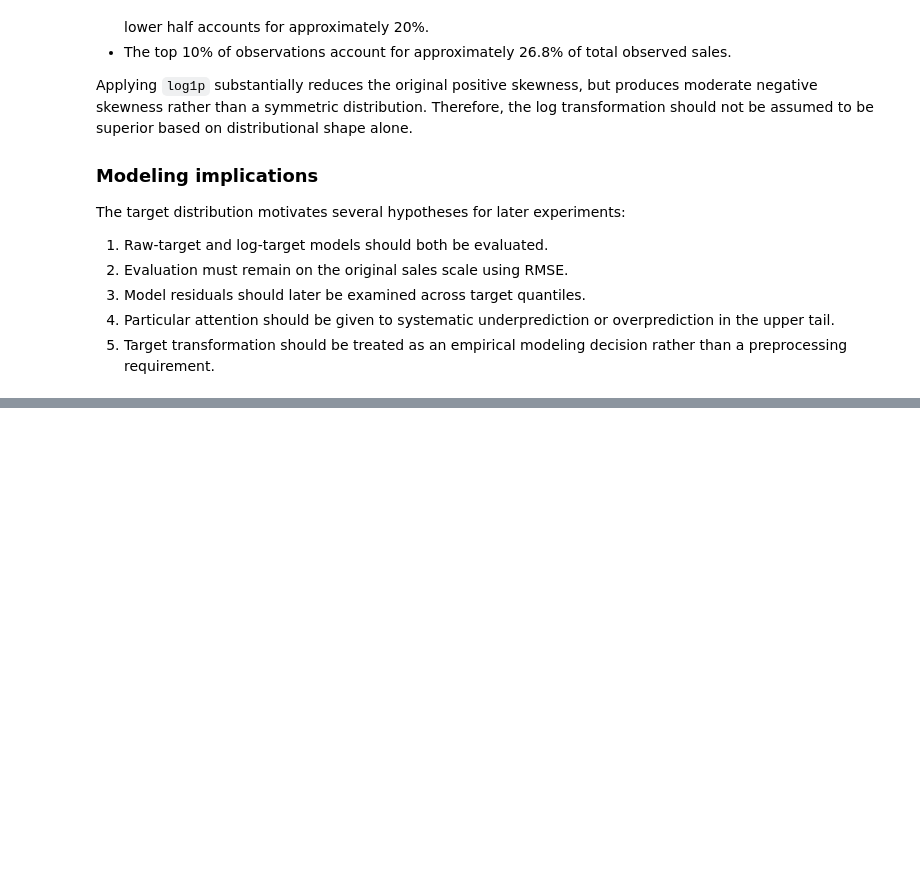
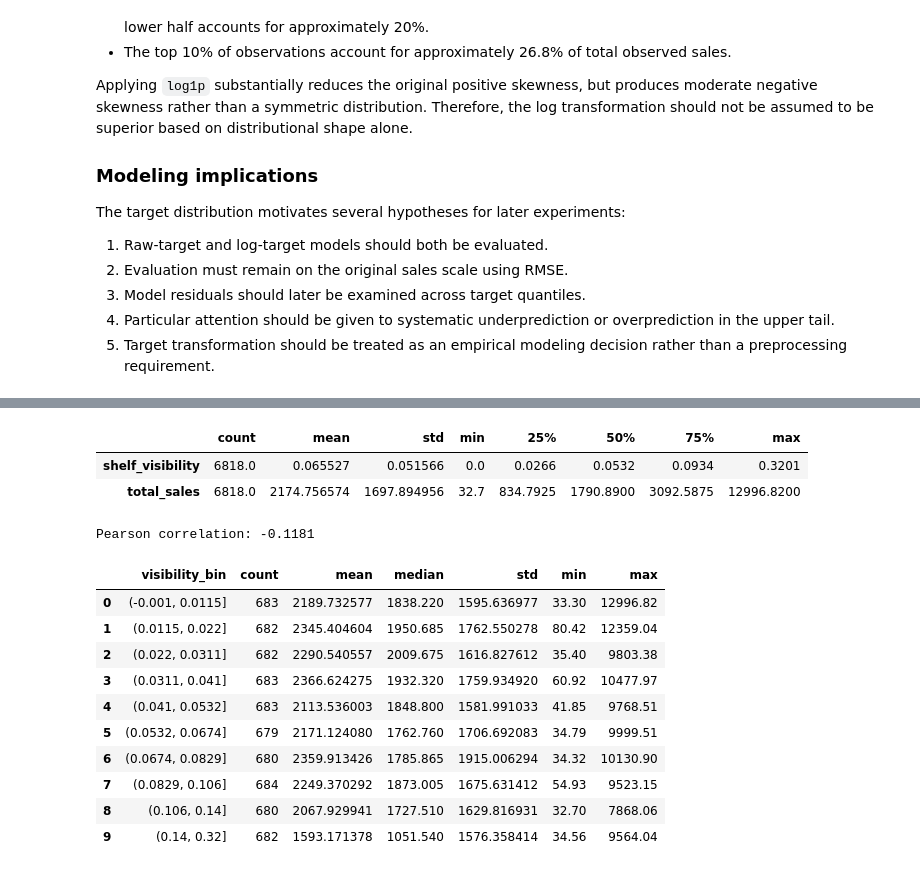
Before and after one commit to Successdada/DSN-26, a Jupyter notebook: Notebooks/data_audit.ipynb, the cells around one changed output, grey strips where cells are left out. Saved outputs shown, nothing was run; the diff lists cells and outputs as text; code cells hidden in the pictures; blank space fills up the shorter version.

```diff
--- a/Notebooks/data_audit.ipynb
+++ b/Notebooks/data_audit.ipynb
@@ -2258,0 +1990,45 @@ display(fat_category_distribution)
+# %%
+# Shelf visibility: compact relationship check
+
+visibility_profile = (
+    train[["shelf_visibility", "total_sales"]]
+    .describe()
+    .T
+)
+
+visibility_corr = train[["shelf_visibility", "total_sales"]].corr().loc[
+    "shelf_visibility", "total_sales"
+]
+
+visibility_bins = pd.qcut(
+    train["shelf_visibility"],
+    q=10,
+    duplicates="drop"
+)
+
+visibility_sales_profile = (
+    train.assign(visibility_bin=visibility_bins)
+    .groupby("visibility_bin", observed=True)["total_sales"]
+    .agg(["count", "mean", "median", "std", "min", "max"])
+    .reset_index()
+)
+
+display(visibility_profile)
+print(f"Pearson correlation: {visibility_corr:.4f}")
+display(visibility_sales_profile)
+# %% [output]
+|  | count | mean | std | min | 25% | 50% | 75% | max |
+| shelf_visibility | 6818.0 | 0.065527 | 0.051566 | 0.0 | 0.0266 | 0.0532 | 0.0934 | 0.3201 |
+| total_sales | 6818.0 | 2174.756574 | 1697.894956 | 32.7 | 834.7925 | 1790.8900 | 3092.5875 | 12996.8200 |
+Pearson correlation: -0.1181
+|  | visibility_bin | count | mean | median | std | min | max |
+| 0 | (-0.001, 0.0115] | 683 | 2189.732577 | 1838.220 | 1595.636977 | 33.30 | 12996.82 |
+| 1 | (0.0115, 0.022] | 682 | 2345.404604 | 1950.685 | 1762.550278 | 80.42 | 12359.04 |
+| 2 | (0.022, 0.0311] | 682 | 2290.540557 | 2009.675 | 1616.827612 | 35.40 | 9803.38 |
+| 3 | (0.0311, 0.041] | 683 | 2366.624275 | 1932.320 | 1759.934920 | 60.92 | 10477.97 |
+| 4 | (0.041, 0.0532] | 683 | 2113.536003 | 1848.800 | 1581.991033 | 41.85 | 9768.51 |
+| 5 | (0.0532, 0.0674] | 679 | 2171.124080 | 1762.760 | 1706.692083 | 34.79 | 9999.51 |
+| 6 | (0.0674, 0.0829] | 680 | 2359.913426 | 1785.865 | 1915.006294 | 34.32 | 10130.90 |
+| 7 | (0.0829, 0.106] | 684 | 2249.370292 | 1873.005 | 1675.631412 | 54.93 | 9523.15 |
+| 8 | (0.106, 0.14] | 680 | 2067.929941 | 1727.510 | 1629.816931 | 32.70 | 7868.06 |
+| 9 | (0.14, 0.32] | 682 | 1593.171378 | 1051.540 | 1576.358414 | 34.56 | 9564.04 |
```
Also changed, not shown: parts of 104 cells of this notebook, 13 other files.
